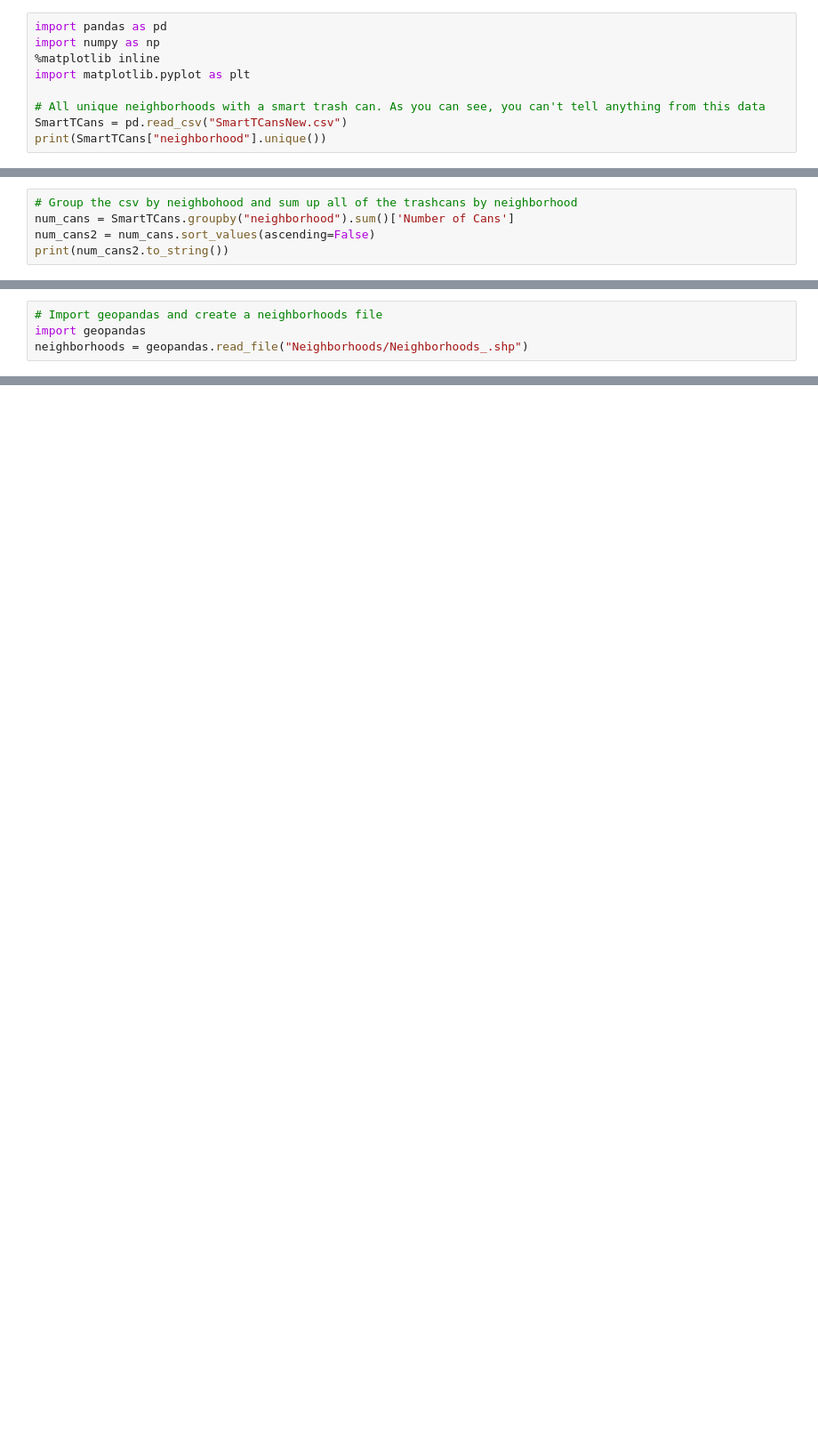
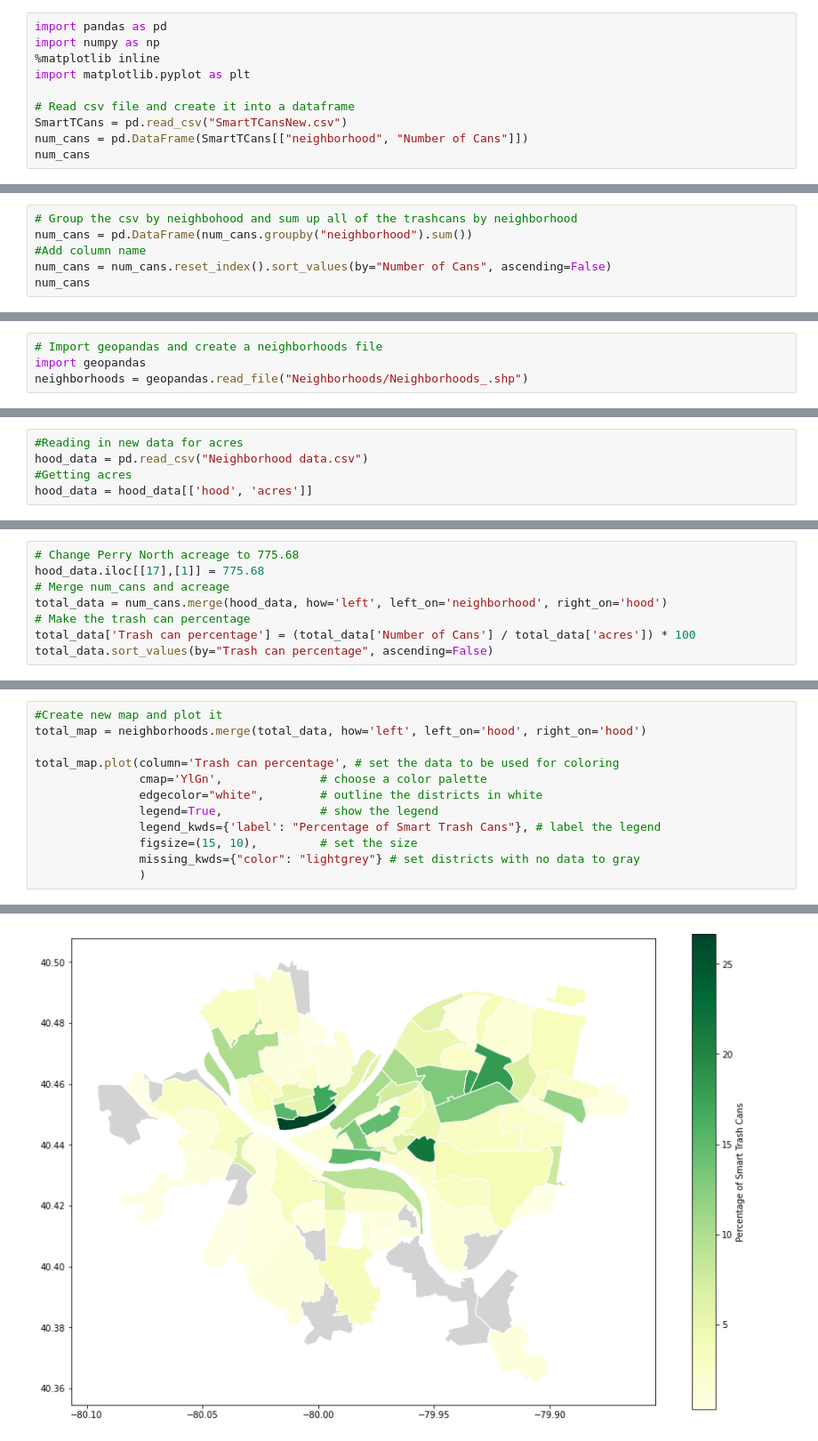
Before and after one commit to wal1624/CMPINF0010-Final-Project, a Jupyter notebook: WaliaTrashCans.ipynb, the cells around one changed output, grey strips where cells are left out. Shown: that part at 89% size. Drawn from its saved outputs; the diff is of its cells as text; blank space fills up the shorter version.

```diff
--- a/WaliaTrashCans.ipynb
+++ b/WaliaTrashCans.ipynb
@@ -12,7 +12,8 @@ import numpy as np
 %matplotlib inline
 import matplotlib.pyplot as plt
 
-# All unique neighborhoods with a smart trash can. As you can see, you can't tell anything from this data
+# Read csv file and create it into a dataframe
 SmartTCans = pd.read_csv("SmartTCansNew.csv")
-print(SmartTCans["neighborhood"].unique())
+num_cans = pd.DataFrame(SmartTCans[["neighborhood", "Number of Cans"]])
+num_cans
 # %% [output]
@@ -38,6 +35,7 @@ print(SmartTCans["neighborhood"].unique())
 # %%
 # Group the csv by neighbohood and sum up all of the trashcans by neighborhood
-num_cans = SmartTCans.groupby("neighborhood").sum()['Number of Cans']
-num_cans2 = num_cans.sort_values(ascending=False)
-print(num_cans2.to_string())
+num_cans = pd.DataFrame(num_cans.groupby("neighborhood").sum())
+#Add column name
+num_cans = num_cans.reset_index().sort_values(by="Number of Cans", ascending=False)
+num_cans
 # %% [output]
@@ -85,0 +81,5 @@ It seems that ShadySide had the most smart trash cans with 77; whereas, neighbor
+# %%
+#Reading in new data for acres
+hood_data = pd.read_csv("Neighborhood data.csv")
+#Getting acres
+hood_data = hood_data[['hood', 'acres']]
@@ -85,0 +88,8 @@ It seems that ShadySide had the most smart trash cans with 77; whereas, neighbor
+# %%
+# Change Perry North acreage to 775.68
+hood_data.iloc[[17],[1]] = 775.68
+# Merge num_cans and acreage
+total_data = num_cans.merge(hood_data, how='left', left_on='neighborhood', right_on='hood')
+# Make the trash can percentage
+total_data['Trash can percentage'] = (total_data['Number of Cans'] / total_data['acres']) * 100
+total_data.sort_values(by="Trash can percentage", ascending=False)
@@ -85,0 +112,13 @@ It seems that ShadySide had the most smart trash cans with 77; whereas, neighbor
+# %%
+#Create new map and plot it
+total_map = neighborhoods.merge(total_data, how='left', left_on='hood', right_on='hood')
+
+total_map.plot(column='Trash can percentage', # set the data to be used for coloring
+               cmap='YlGn',              # choose a color palette
+               edgecolor="white",        # outline the districts in white
+               legend=True,              # show the legend
+               legend_kwds={'label': "Percentage of Smart Trash Cans"}, # label the legend
+               figsize=(15, 10),         # set the size
+               missing_kwds={"color": "lightgrey"} # set districts with no data to gray
+               )
+# %% [output]
@@ -85,0 +126 @@ It seems that ShadySide had the most smart trash cans with 77; whereas, neighbor
+[figure, added]
```
Also changed, not shown: parts of 13 cells of this notebook, 3 other files.
